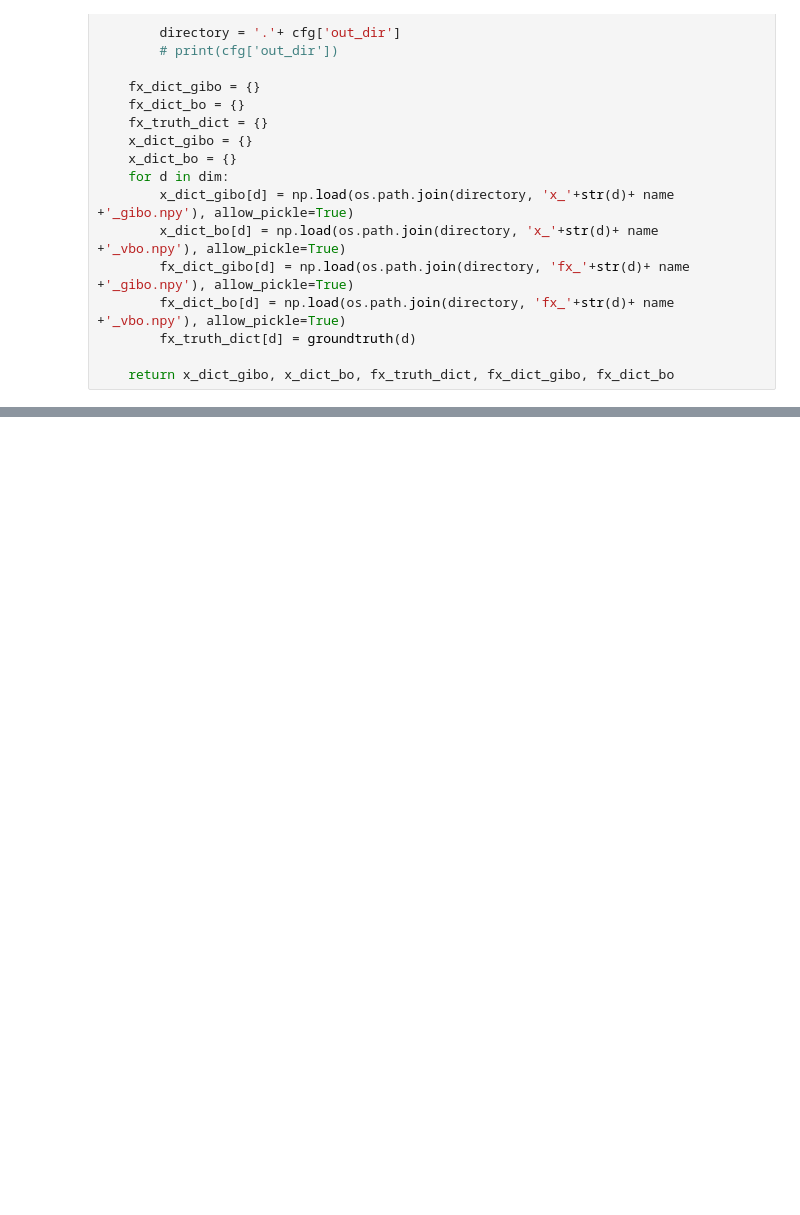
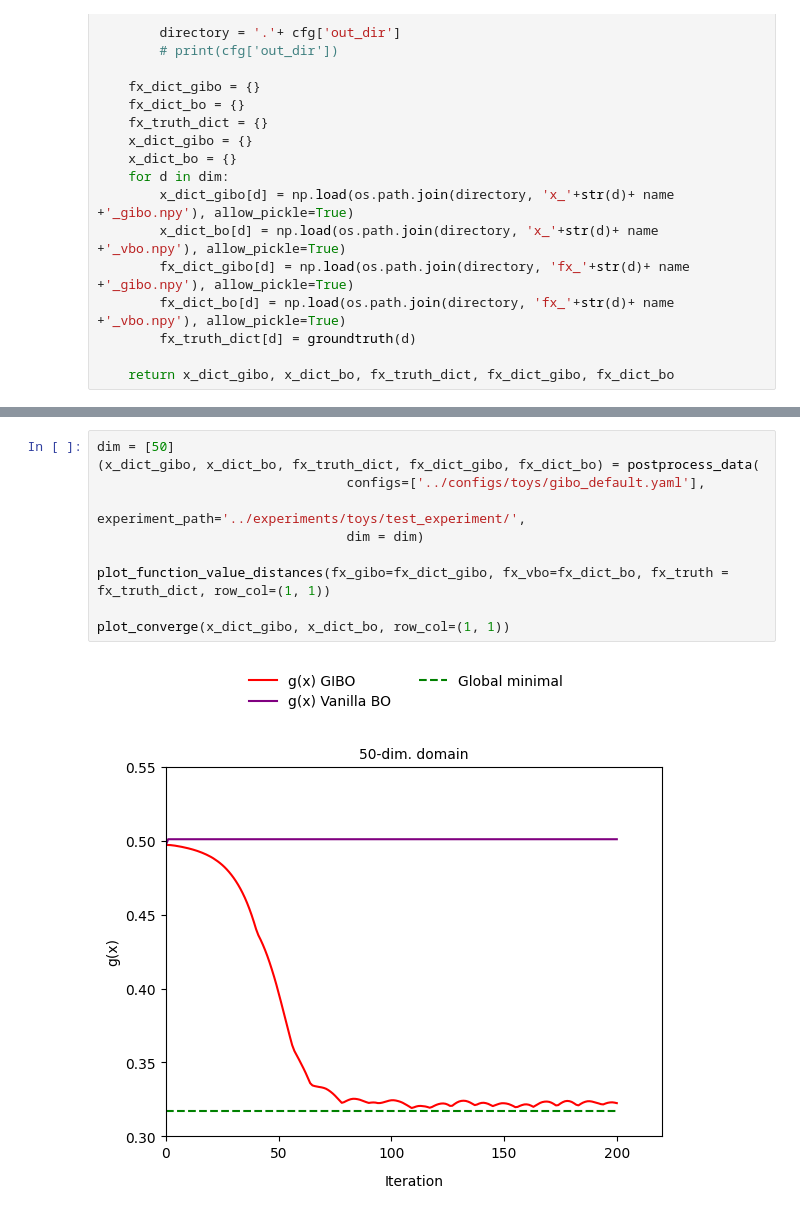
Before and after one commit to quanghuy0497/GIBO, a Jupyter notebook: notebooks/evaluation_toys_experiment.ipynb, the cells around one changed output, grey strips where cells are left out. Cells and saved outputs as stored; diff of their text form; blank space fills up the shorter version.

```diff
--- a/notebooks/evaluation_toys_experiment.ipynb
+++ b/notebooks/evaluation_toys_experiment.ipynb
@@ -241,0 +220,12 @@ plot_converge(x_dict_gibo, x_dict_bo, row_col=(2, 2))
+# %%
+dim = [50]
+(x_dict_gibo, x_dict_bo, fx_truth_dict, fx_dict_gibo, fx_dict_bo) = postprocess_data(
+                                configs=['../configs/toys/gibo_default.yaml'],
+                                experiment_path='../experiments/toys/test_experiment/',
+                                dim = dim)
+
+plot_function_value_distances(fx_gibo=fx_dict_gibo, fx_vbo=fx_dict_bo, fx_truth = fx_truth_dict, row_col=(1, 1))
+
+plot_converge(x_dict_gibo, x_dict_bo, row_col=(1, 1))
+# %% [output]
+[figure, added]
```
Also changed, not shown: parts of 5 cells of this notebook, 7 other files.
